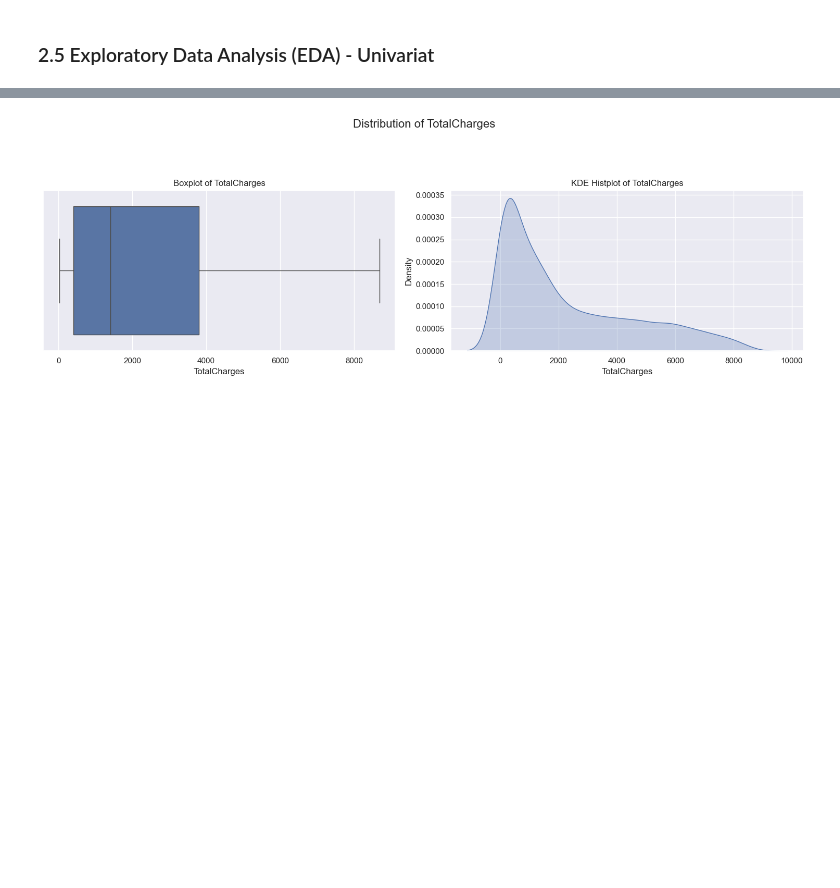
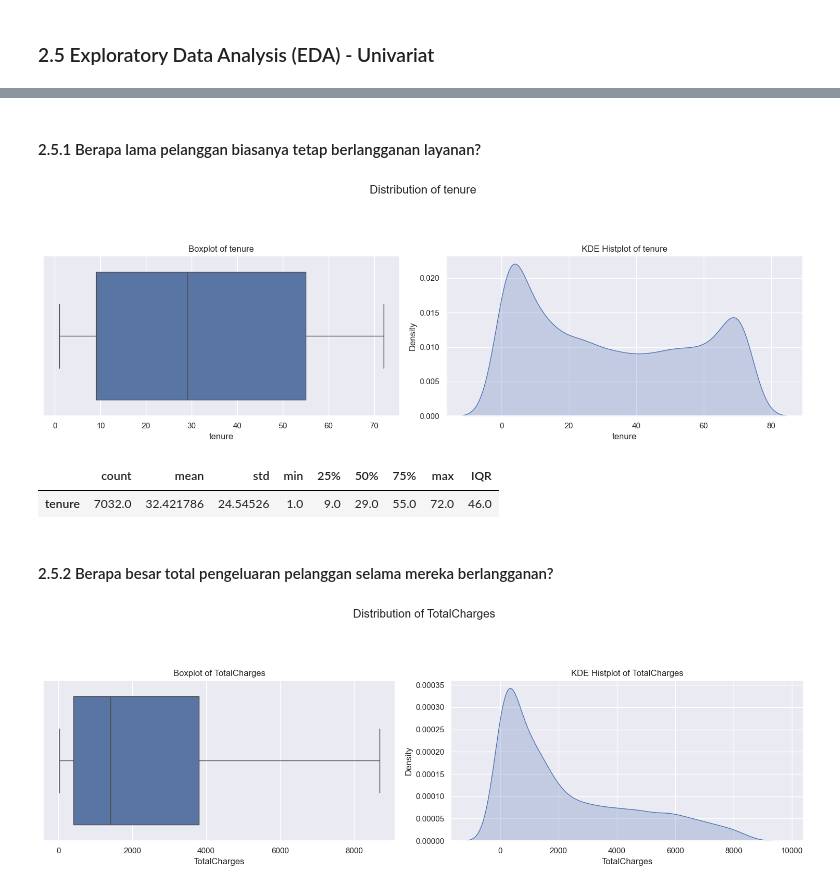
Before and after one commit to hansdarmawann/telco-churn-v2, a Jupyter notebook: notebooks/1.1-sec2.ipynb, the cells around one changed output, grey strips where cells are left out. Cells and saved outputs as stored; diff of their text form; code cells hidden in the pictures; blank space fills up the shorter version.

```diff
--- a/notebooks/1.1-sec2.ipynb
+++ b/notebooks/1.1-sec2.ipynb
@@ -387,3 +389,13 @@ def plot_countplot_with_hue(df, col, figsize=(15, 5)):
+# %% [markdown]
+#### 2.5.1 Berapa lama pelanggan biasanya tetap berlangganan layanan?
+# %%
+plot_box_and_kde(df, 'tenure')
+# %% [output]
+[figure, added]
+|  | count | mean | std | min | 25% | 50% | 75% | max | IQR |
+| tenure | 7032.0 | 32.421786 | 24.54526 | 1.0 | 9.0 | 29.0 | 55.0 | 72.0 | 46.0 |
+# %% [markdown]
+#### 2.5.2 Berapa besar total pengeluaran pelanggan selama mereka berlangganan?
 # %%
 plot_box_and_kde(df, 'TotalCharges')
 # %% [output]
```
Also changed, not shown: parts of 22 cells of this notebook.
